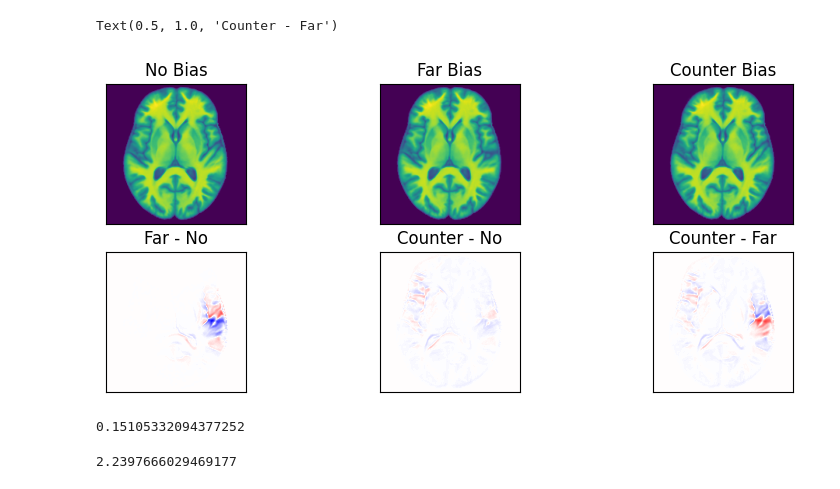
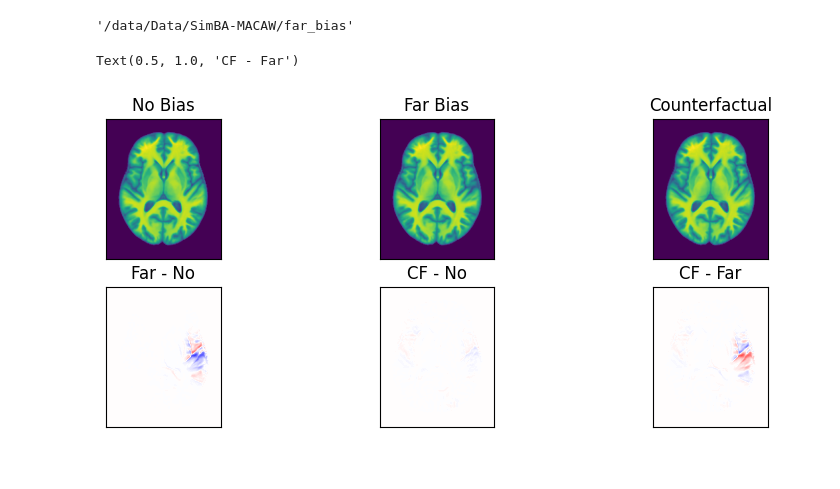
Before and after one commit to ucalgary-miplab/TEA, a Jupyter notebook: 08_Metric.ipynb, the cells around one changed output. Saved outputs shown, nothing was run; the diff lists cells and outputs as text; code cells hidden in the pictures.

Commit message:
TEA metric updated for computation with all images

```diff
--- a/08_Metric.ipynb
+++ b/08_Metric.ipynb
@@ -12,0 +6,8 @@ counter_bias = tiff.imread('temp/counter_bias.tiff') / 255
+# %%
+from experiments import setup_experiments
+
+exps = setup_experiments("far_bias")
+# %%
+exps.path
+# %% [output]
+'/data/Data/SimBA-MACAW/far_bias'
@@ -13,34 +31,36 @@ counter_bias = tiff.imread('temp/counter_bias.tiff') / 255
 # %%
 import numpy as np
-from torchvision.transforms import transforms
-from utils.customTransforms import ToFloatUKBB
+from tifffile import tifffile as tiff
 
-t = transforms.Compose([ToFloatUKBB(),transforms.ToTensor(), transforms.CenterCrop(180)])
-
-no_bias = np.array(t(no_bias)).squeeze()
-far_bias = np.array(t(far_bias)).squeeze()
+def three_images(idx):
+    no_bias_img = tiff.imread(os.path.join(no_bias_dir, bias_file_names[idx])).squeeze()
+    far_bias_img = tiff.imread(os.path.join(far_bias_dir, bias_file_names[idx])).squeeze()
+    macaw_cf_img = tiff.imread(os.path.join(macaw_cf_dir, bias_file_names[idx])).squeeze()
+    return no_bias_img, far_bias_img, macaw_cf_img
 # %%
+no_bias_img, far_bias_img, macaw_cf_img = three_images(np.random.randint(0,n,1).squeeze())
+
 fig, axs = plt.subplots(2, 3, figsize=(10, 4))
 [a.set(xticklabels=[], yticklabels=[], xticks=[], yticks=[]) for ax in axs for a in ax]
 
-axs[0, 0].imshow(no_bias)
+axs[0, 0].imshow(no_bias_img)
 axs[0, 0].set_title("No Bias")
 
-axs[0, 1].imshow(far_bias)
+axs[0, 1].imshow(far_bias_img)
 axs[0, 1].set_title("Far Bias")
 
-axs[0, 2].imshow(counter_bias)
-axs[0, 2].set_title("Counter Bias")
+axs[0, 2].imshow(macaw_cf_img)
+axs[0, 2].set_title("Counterfactual")
 
-axs[1, 0].imshow(far_bias - no_bias,cmap ='seismic', clim=(-1, 1))
+axs[1, 0].imshow(far_bias_img - no_bias_img, cmap ='seismic', clim=(-1, 1))
 axs[1, 0].set_title("Far - No")
 
-axs[1, 1].imshow(counter_bias - no_bias,cmap ='seismic', clim=(-1, 1))
-axs[1, 1].set_title("Counter - No")
+axs[1, 1].imshow(macaw_cf_img - no_bias_img, cmap ='seismic', clim=(-1, 1))
+axs[1, 1].set_title("CF - No")
 
-axs[1, 2].imshow(counter_bias - far_bias,cmap ='seismic', clim=(-1, 1))
-axs[1, 2].set_title("Counter - Far")
+axs[1, 2].imshow(macaw_cf_img - far_bias_img, cmap ='seismic', clim=(-1, 1))
+axs[1, 2].set_title("CF - Far")
 # %% [output]
-Text(0.5, 1.0, 'Counter - Far')
+Text(0.5, 1.0, 'CF - Far')
-[figure, old version]
+[figure, new version]
 # %%
@@ -53,11 +78,0 @@ counter_no_mag = np.linalg.norm(counter_no)
-# %%
-projection = far_no.dot(counter_no)/far_no_mag
-bias_removal = projection/far_no_mag
-bias_removal
-# %% [output]
-0.15105332094377252
-# %%
-bias_amplification = np.sqrt(counter_no_mag**2 - projection**2)
-bias_amplification
-# %% [output]
-2.2397666029469177
```
Also changed, not shown: parts of 5 cells of this notebook, 3 other files.
